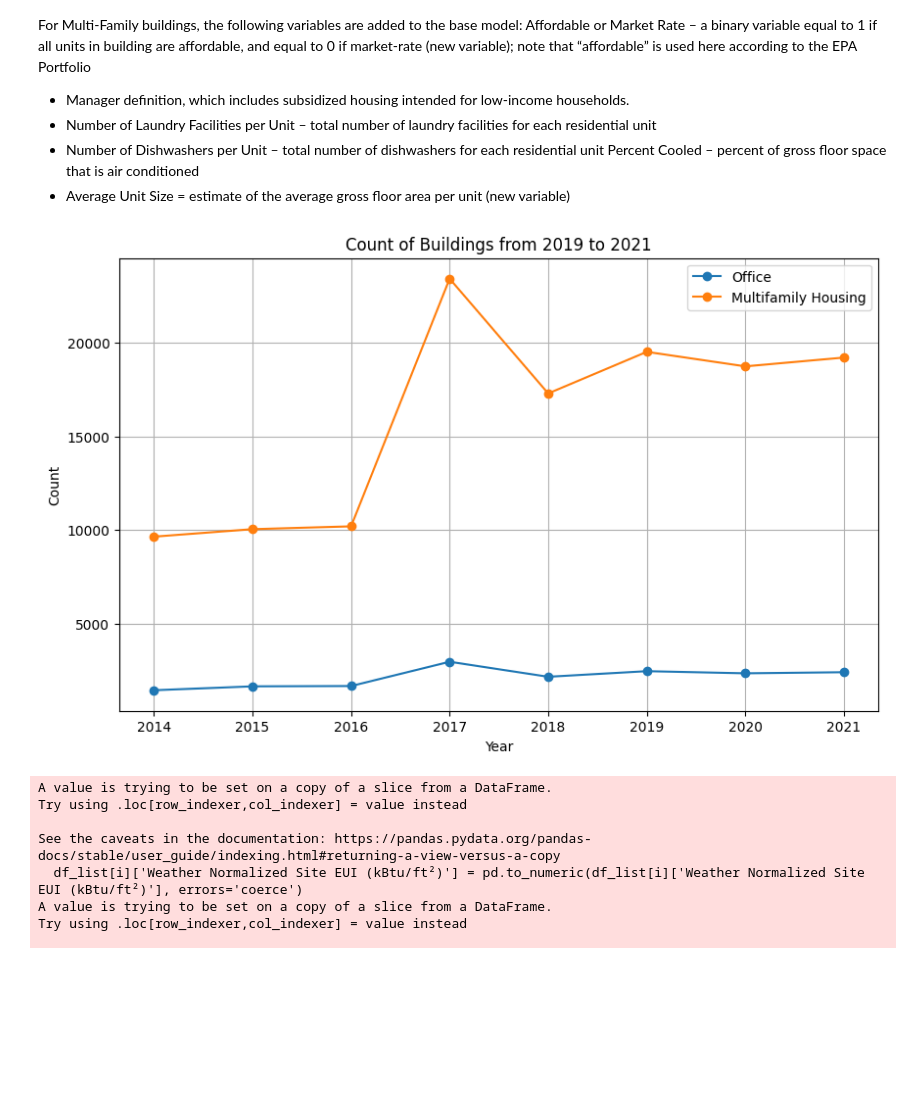
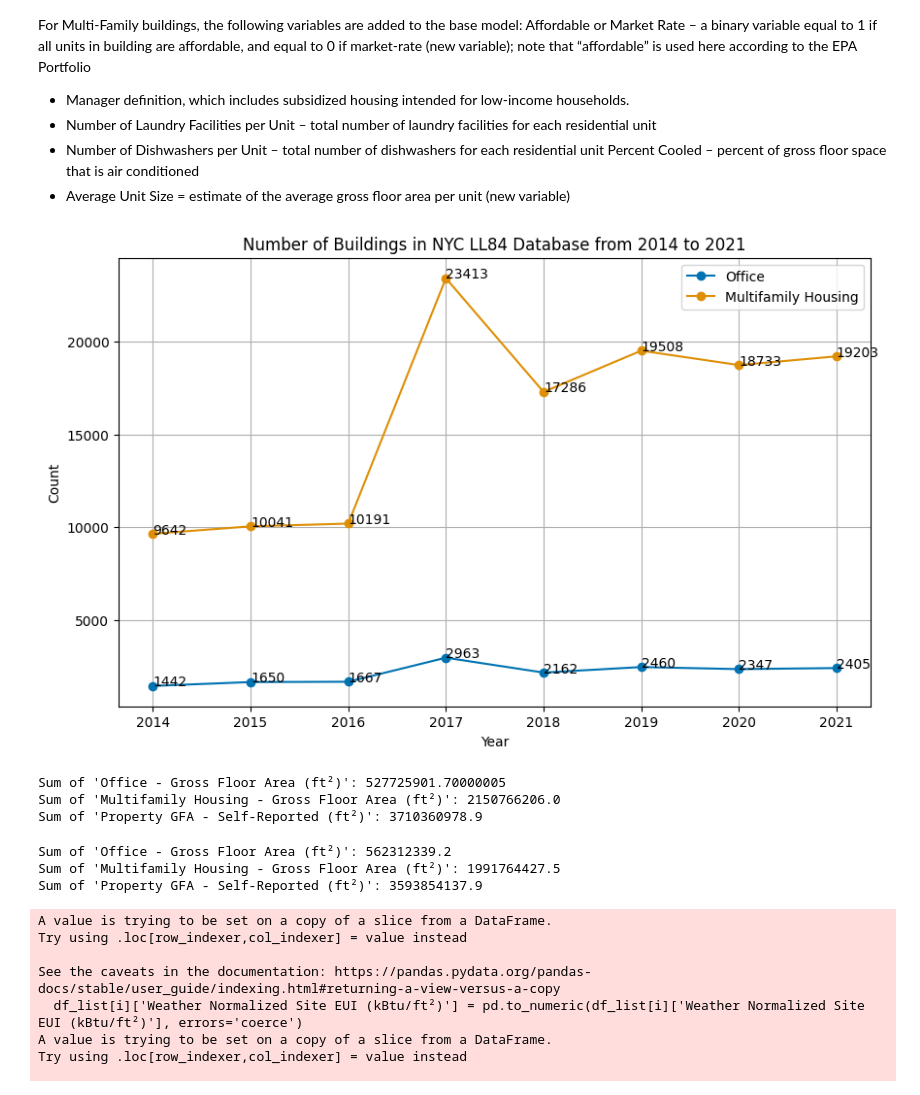
Before and after one commit to NomiBobby/BuildingEnergy-RemoteWorking, a Jupyter notebook: energy_building.ipynb, the cells around one changed output. Saved outputs shown, nothing was run; the diff lists cells and outputs as text; code cells hidden in the pictures; blank space fills up the shorter version.

```diff
--- a/energy_building.ipynb
+++ b/energy_building.ipynb
@@ -90,35 +70,89 @@ mtfam_2020 = ll84_all_2020[(ll84_all_2020['Primary Property Type - Self Selected
 mtfam_2019 = ll84_all_2019[(ll84_all_2019['Primary Property Type - Self Selected'] == 'Multifamily Housing')]
 mtfam_2018 = ll84_all_2018[(ll84_all_2018['Primary Property Type - Self Selected'] == 'Multifamily Housing')]
 mtfam_2017 = ll84_all_2017[(ll84_all_2017['Primary Property Type - Self Selected'] == 'Multifamily Housing')]
 mtfam_2016 = ll84_all_2016[(ll84_all_2016['Primary Property Type - Self Selected'] == 'Multifamily Housing')]
 mtfam_2015 = ll84_all_2015[(ll84_all_2015['Primary Property Type - Self Selected'] == 'Multifamily Housing')]
 mtfam_2014 = ll84_all_2014[(ll84_all_2014['Primary Property Type - Self Selected'] == 'Multifamily Housing')]
 # mtfam_2013 = ll84_all_2013[(ll84_all_2013['Primary Property Type - Self Selected'] == 'Multifamily Housing')]
 #mtfam_2012 = ll84_all_2012[(ll84_all_2012['Primary Property Type - Self Selected'] == 'Multifamily Housing')]
 #mtfam_2011 = ll84_all_2011[(ll84_all_2011['Primary Property Type - Self Selected'] == 'Multifamily Housing')]
 
 # Count of buildings
 count_dict = {
     'Year': [2014, 2015, 2016, 2017, 2018, 2019, 2020, 2021],
     'Office': [len(office_2014), len(office_2015), len(office_2016), len(office_2017), len(office_2018), len(office_2019), len(office_2020), len(office_2021)],
     'Multifamily': [len(mtfam_2014), len(mtfam_2015), len(mtfam_2016), len(mtfam_2017), len(mtfam_2018), len(mtfam_2019), len(mtfam_2020), len(mtfam_2021)]
 }
 
 # Convert dictionary into DataFrame
 df_count = pd.DataFrame(count_dict)
 
 # Plot line chart
 plt.figure(figsize=(10, 6))
 plt.plot(df_count['Year'], df_count['Office'], marker='o', label='Office')
 plt.plot(df_count['Year'], df_count['Multifamily'], marker='o', label='Multifamily Housing')
-plt.title('Count of Buildings from 2019 to 2021')
+
+# Add data labels
+for x, y in zip(df_count['Year'], df_count['Office']):
+    plt.text(x, y, str(y))
+
+for x, y in zip(df_count['Year'], df_count['Multifamily']):
+    plt.text(x, y, str(y))
+
+plt.title('Number of Buildings in NYC LL84 Database from 2014 to 2021')
 plt.xlabel('Year')
 plt.ylabel('Count')
 plt.legend()
 plt.grid(True)
 plt.show()
 # %% [output]
-[figure, old version]
+[figure, new version]
+# %%
+# calculate the sum for 'Office - Gross Floor Area (ft²)'
+ll84_all_2021['Office - Gross Floor Area (ft²)'] = pd.to_numeric(ll84_all_2021['Office - Gross Floor Area (ft²)'], errors='coerce')
+ll84_all_2021['Office - Gross Floor Area (ft²)'] = ll84_all_2021['Office - Gross Floor Area (ft²)'].fillna(0)
+office_gfa_sum = ll84_all_2021['Office - Gross Floor Area (ft²)'].sum()
+print(f"Sum of 'Office - Gross Floor Area (ft²)': {office_gfa_sum}")
+
+
+# multifamily
+ll84_all_2021['Multifamily Housing - Gross Floor Area (ft²)'] = pd.to_numeric(ll84_all_2021['Multifamily Housing - Gross Floor Area (ft²)'], errors='coerce')
+ll84_all_2021['Multifamily Housing - Gross Floor Area (ft²)'] = ll84_all_2021['Multifamily Housing - Gross Floor Area (ft²)'].fillna(0)
+mtfam_gfa_sum = ll84_all_2021['Multifamily Housing - Gross Floor Area (ft²)'].sum()
+print(f"Sum of 'Multifamily Housing - Gross Floor Area (ft²)': {mtfam_gfa_sum}")
+
+# calculate the sum for 'Property GFA - Self-Reported (ft²)'
+ll84_all_2021['Property GFA - Self-Reported (ft²)'] = pd.to_numeric(ll84_all_2021['Property GFA - Self-Reported (ft²)'], errors='coerce')
+ll84_all_2021['Property GFA - Self-Reported (ft²)'] = ll84_all_2021['Property GFA - Self-Reported (ft²)'].fillna(0)
+property_gfa_sum = ll84_all_2021['Property GFA - Self-Reported (ft²)'].sum()
+print(f"Sum of 'Property GFA - Self-Reported (ft²)': {property_gfa_sum}")
+# %% [output]
+Sum of 'Office - Gross Floor Area (ft²)': 527725901.70000005
+Sum of 'Multifamily Housing - Gross Floor Area (ft²)': 2150766206.0
+Sum of 'Property GFA - Self-Reported (ft²)': 3710360978.9
+# %%
+# calculate the sum for 'Office - Gross Floor Area (ft²)'
+ll84_all_2019['Office - Gross Floor Area (ft²)'] = pd.to_numeric(ll84_all_2019['Office - Gross Floor Area (ft²)'], errors='coerce')
+ll84_all_2019['Office - Gross Floor Area (ft²)'] = ll84_all_2019['Office - Gross Floor Area (ft²)'].fillna(0)
+office_gfa_sum = ll84_all_2019['Office - Gross Floor Area (ft²)'].sum()
+print(f"Sum of 'Office - Gross Floor Area (ft²)': {office_gfa_sum}")
+
+
+# multifamily
+ll84_all_2019['Multifamily Housing - Gross Floor Area (ft²)'] = pd.to_numeric(ll84_all_2019['Multifamily Housing - Gross Floor Area (ft²)'], errors='coerce')
+ll84_all_2019['Multifamily Housing - Gross Floor Area (ft²)'] = ll84_all_2019['Multifamily Housing - Gross Floor Area (ft²)'].fillna(0)
+mtfam_gfa_sum = ll84_all_2019['Multifamily Housing - Gross Floor Area (ft²)'].sum()
+print(f"Sum of 'Multifamily Housing - Gross Floor Area (ft²)': {mtfam_gfa_sum}")
+
+# calculate the sum for 'Property GFA - Self-Reported (ft²)'
+ll84_all_2019['Property GFA - Self-Reported (ft²)'] = pd.to_numeric(ll84_all_2019['Property GFA - Self-Reported (ft²)'], errors='coerce')
+ll84_all_2019['Property GFA - Self-Reported (ft²)'] = ll84_all_2019['Property GFA - Self-Reported (ft²)'].fillna(0)
+property_gfa_sum = ll84_all_2019['Property GFA - Self-Reported (ft²)'].sum()
+print(f"Sum of 'Property GFA - Self-Reported (ft²)': {property_gfa_sum}")
+# %% [output]
+Sum of 'Office - Gross Floor Area (ft²)': 562312339.2
+Sum of 'Multifamily Housing - Gross Floor Area (ft²)': 1991764427.5
+Sum of 'Property GFA - Self-Reported (ft²)': 3593854137.9
 # %%
 # normalize data
 # Define the list of dataframes
```
Also changed, not shown: parts of 31 cells of this notebook, 2 other files.
